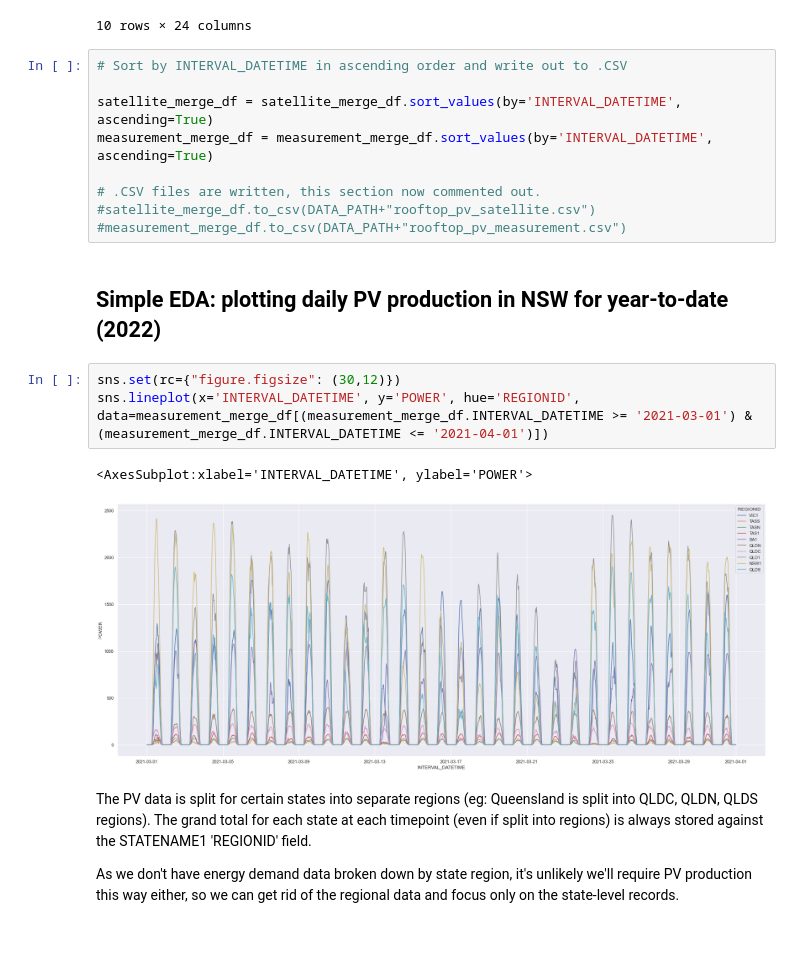
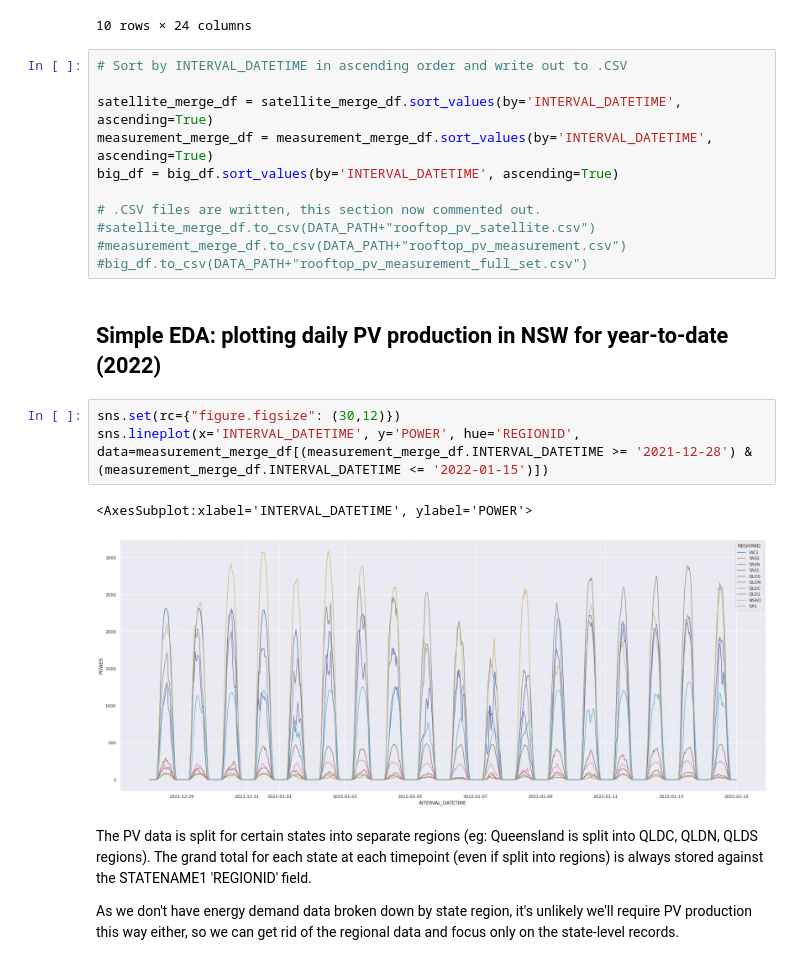
Before and after one commit to the-rahul-kumar/UNSW-Group-C-Project, a Jupyter notebook: src/Mat/rooftop_pv.ipynb, the cells around one changed output. Saved outputs shown, nothing was run; the diff lists cells and outputs as text; blank space fills up the shorter version.

Commit message:
Add files via upload
Updated notebook for raw data processing and checking of rooftop PV dataset

```diff
--- a/src/Mat/rooftop_pv.ipynb
+++ b/src/Mat/rooftop_pv.ipynb
@@ -130,18 +185,20 @@ satellite_merge_df.groupby(['REGIONID']).describe()
 
 satellite_merge_df = satellite_merge_df.sort_values(by='INTERVAL_DATETIME', ascending=True)
 measurement_merge_df = measurement_merge_df.sort_values(by='INTERVAL_DATETIME', ascending=True)
+big_df = big_df.sort_values(by='INTERVAL_DATETIME', ascending=True)
 
 # .CSV files are written, this section now commented out.
 #satellite_merge_df.to_csv(DATA_PATH+"rooftop_pv_satellite.csv")
 #measurement_merge_df.to_csv(DATA_PATH+"rooftop_pv_measurement.csv")
+#big_df.to_csv(DATA_PATH+"rooftop_pv_measurement_full_set.csv")
 # %% [markdown]
 ## Simple EDA: plotting daily PV production in NSW for year-to-date (2022)
 # %%
 sns.set(rc={"figure.figsize": (30,12)})
-sns.lineplot(x='INTERVAL_DATETIME', y='POWER', hue='REGIONID', data=measurement_merge_df[(measurement_merge_df.INTERVAL_DATETIME >= '2021-03-01') & (measurement_merge_df.INTERVAL_DATETIME <= '2021-04-01')])
+sns.lineplot(x='INTERVAL_DATETIME', y='POWER', hue='REGIONID', data=measurement_merge_df[(measurement_merge_df.INTERVAL_DATETIME >= '2021-12-28') & (measurement_merge_df.INTERVAL_DATETIME <= '2022-01-15')])
 # %% [output]
 <AxesSubplot:xlabel='INTERVAL_DATETIME', ylabel='POWER'>
-[figure, old version]
+[figure, new version]
 # %% [markdown]
 The PV data is split for certain states into separate regions (eg: Queensland is split into QLDC, QLDN, QLDS regions). The grand total for each state at each timepoint (even if split into regions) is always stored against the STATENAME1 'REGIONID' field.
 
```
Also changed, not shown: parts of 17 cells of this notebook.
